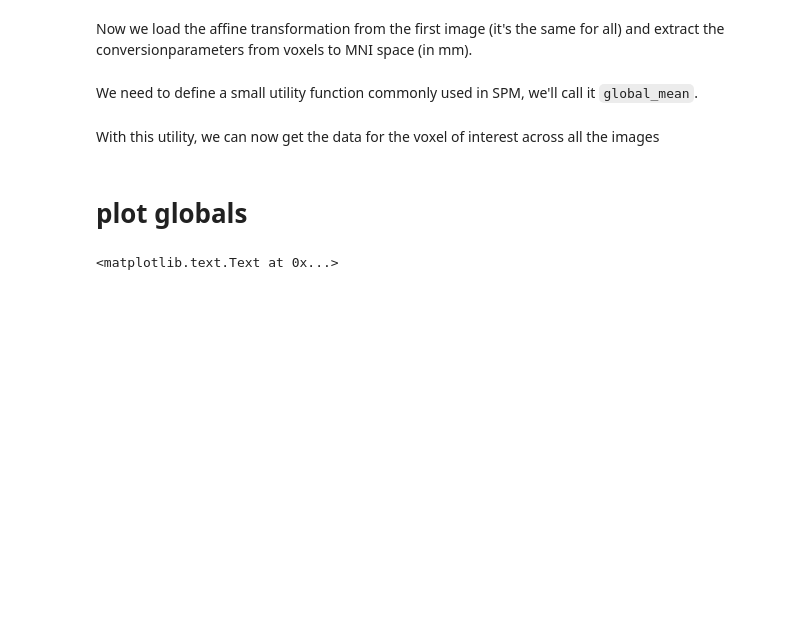
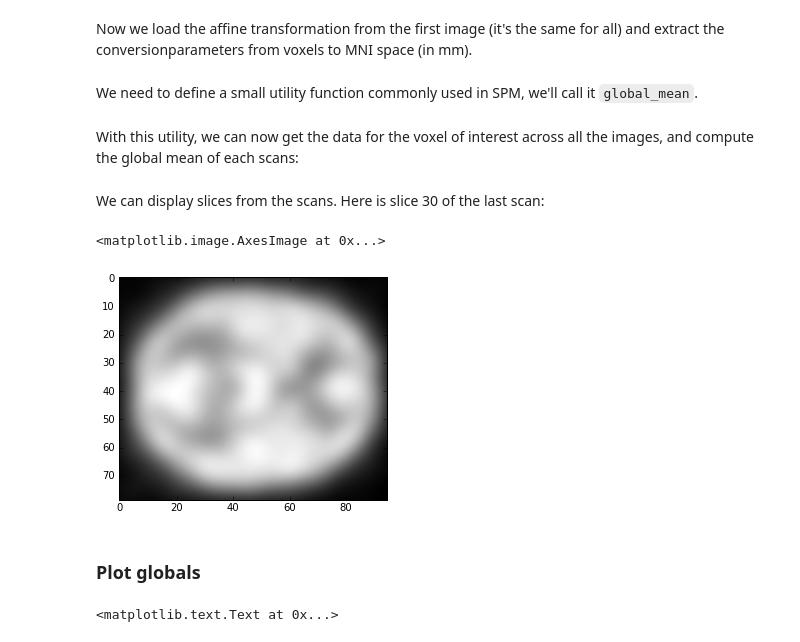
Before and after one commit to fperez/nipy-notebooks, a Jupyter notebook: principles_statistics.ipynb, the cells around one changed output. Cells and saved outputs as stored; diff of their text form; code cells hidden in the pictures; blank space fills up the shorter version.

```diff
--- a/principles_statistics.ipynb
+++ b/principles_statistics.ipynb
@@ -19,11 +27,18 @@ We need to define a small utility function commonly used in SPM, we'll call it `
 # %%
 def global_mean(img):    """Compute a "sorted global mean" of an image.    This returns the mean of the image voxels that are in the range above     1/8 of the mean."""        m = img.mean()/8.0    return img[img>m].mean()
 # %% [markdown]
-With this utility, we can now get the data for the voxel of interest across all the images
+With this utility, we can now get the data for the voxel of interest across all the images, and compute the global mean of each scans:
 # %%
 nimgs = len(images)vdata = np.zeros(nimgs)gdata = np.zeros(nimgs)for i, V in enumerate(images):    d = V.get_data()    vdata[i] = d[posvox]    gdata[i] = global_mean(d)
+# %% [markdown]
+We can display slices from the scans.  Here is slice 30 of the last scan:
+# %%
+last_image = images[-1]last_data = last_image.get_data()imshow(last_data[:, :, 30])
+# %% [output]
+<matplotlib.image.AxesImage at 0x...>
+[figure, added]
 # %% [markdown]
-# plot globals
+### Plot globals
 # %%
 plt.plot(gdata, vdata, 'x')plt.xlabel('TMVV for scan')plt.ylabel('Voxel value for -20 -42 34')plt.title('The relationship of overall signal to values for an individual voxel')
 # %% [output]
```
Also changed, not shown: parts of 8 cells of this notebook.
